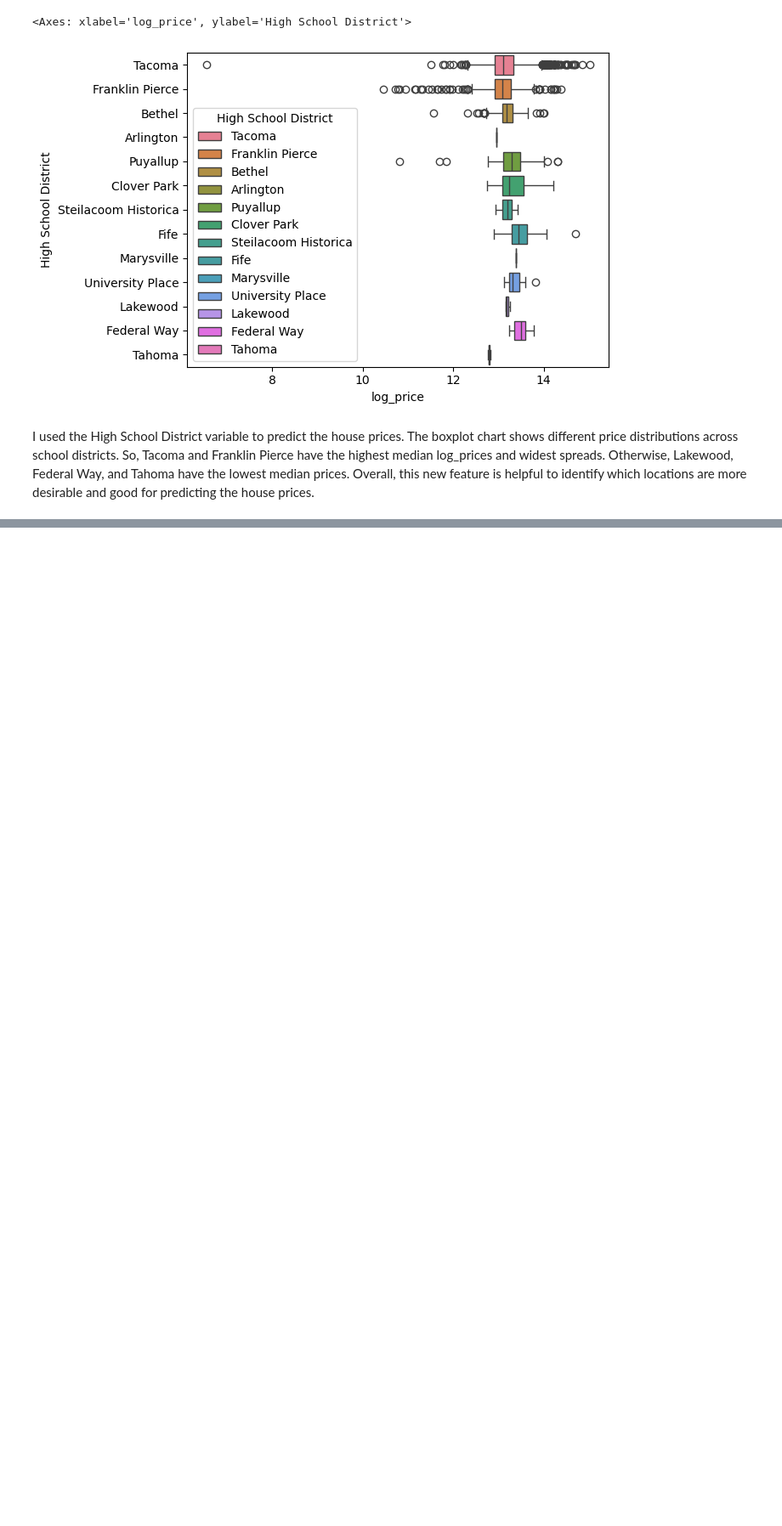
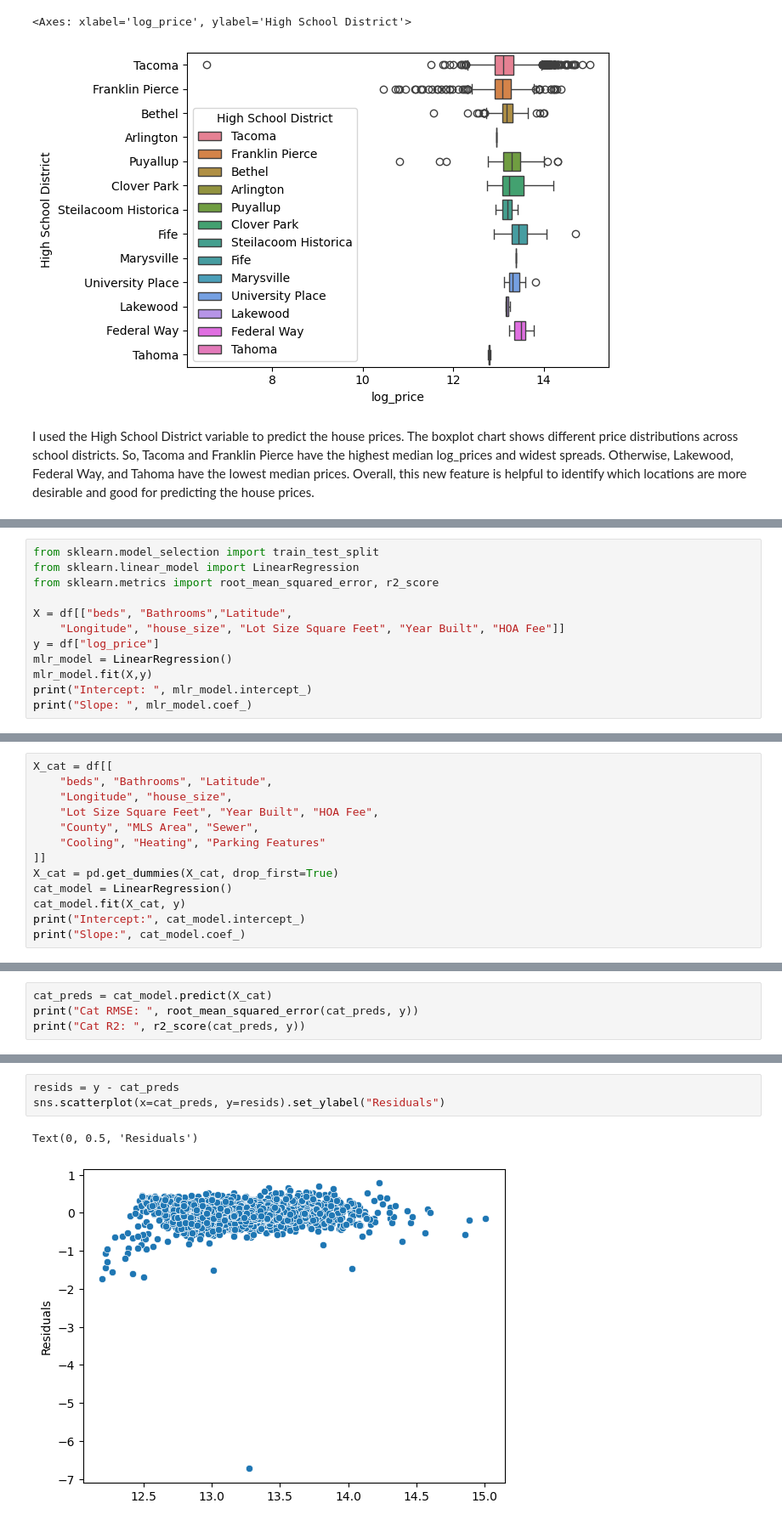
Before and after one commit to Yeninguyen/tstat280, a Jupyter notebook: Final Project.ipynb, the cells around one changed output, grey strips where cells are left out. Shown at 85% size. Drawn from its saved outputs; the diff is of its cells as text; blank space fills up the shorter version.

Commit message:
finished Project Section - Modeling

```diff
--- a/Project Section - Data Cleaning.ipynb
+++ b/Final Project.ipynb
@@ -808,0 +818,12 @@ I used the High School District variable to predict the house prices. The boxplo
+# %%
+from sklearn.model_selection import train_test_split
+from sklearn.linear_model import LinearRegression
+from sklearn.metrics import root_mean_squared_error, r2_score
+
+X = df[["beds", "Bathrooms","Latitude",
+    "Longitude", "house_size", "Lot Size Square Feet", "Year Built", "HOA Fee"]]
+y = df["log_price"]
+mlr_model = LinearRegression()
+mlr_model.fit(X,y)
+print("Intercept: ", mlr_model.intercept_)
+print("Slope: ", mlr_model.coef_)
@@ -808,0 +841,13 @@ I used the High School District variable to predict the house prices. The boxplo
+# %%
+X_cat = df[[
+    "beds", "Bathrooms", "Latitude",
+    "Longitude", "house_size",
+    "Lot Size Square Feet", "Year Built", "HOA Fee",
+    "County", "MLS Area", "Sewer",
+    "Cooling", "Heating", "Parking Features"
+]]
+X_cat = pd.get_dummies(X_cat, drop_first=True)
+cat_model = LinearRegression()
+cat_model.fit(X_cat, y)
+print("Intercept:", cat_model.intercept_)
+print("Slope:", cat_model.coef_)
@@ -808,0 +872,4 @@ I used the High School District variable to predict the house prices. The boxplo
+# %%
+cat_preds = cat_model.predict(X_cat)
+print("Cat RMSE: ", root_mean_squared_error(cat_preds, y))
+print("Cat R2: ", r2_score(cat_preds, y))
@@ -808,0 +887,6 @@ I used the High School District variable to predict the house prices. The boxplo
+# %%
+resids = y - cat_preds
+sns.scatterplot(x=cat_preds, y=resids).set_ylabel("Residuals")
+# %% [output]
+Text(0, 0.5, 'Residuals')
+[figure, added]
```
Also changed, not shown: parts of 17 cells of this notebook.
